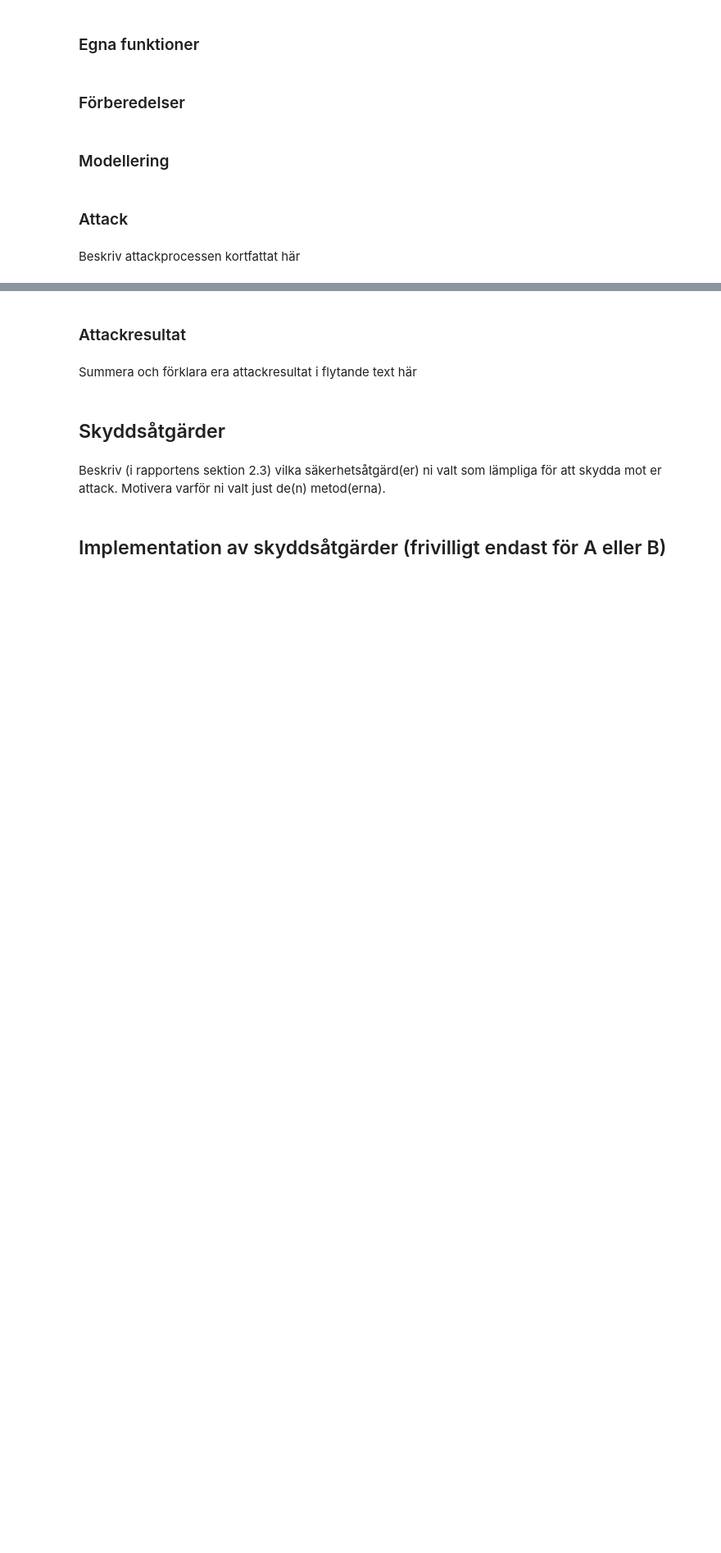
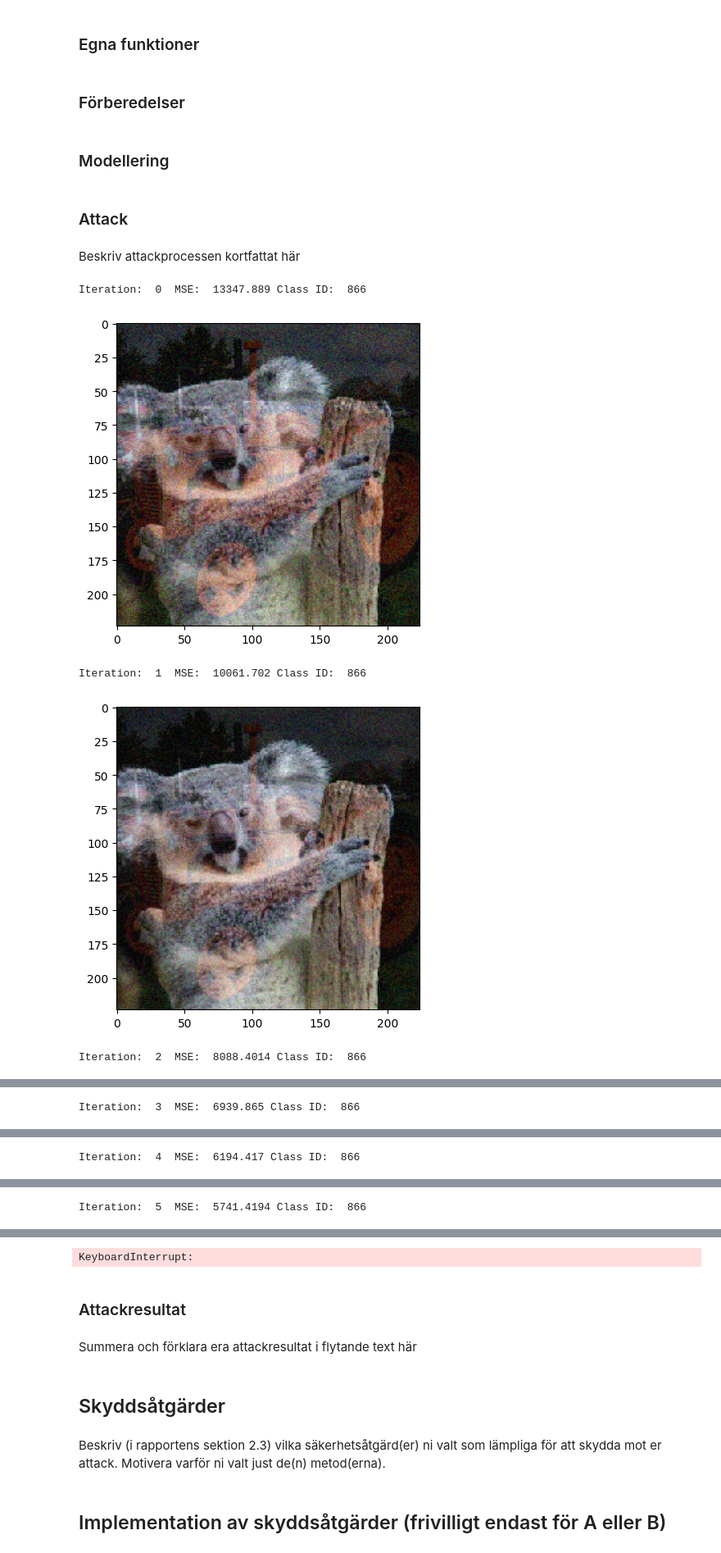
Before and after one commit to Klattraren/Vulnerabilities-in-Autonomous-Drive-Systems-Focusing-on-Traffic-Light-Classification, a Jupyter notebook: Part_1-centralized/Part_1-centralized/DV2607-Inl_Del_2-Adversarial_input_attack.ipynb, the cells around one changed output, grey strips where cells are left out. Shown at 82% size. Cells and saved outputs as stored; diff of their text form; code cells hidden in the pictures; blank space fills up the shorter version.

```diff
--- a/Part_1-centralized/Part_1-centralized/DV2607-Inl_Del_2-Adversarial_input_attack.ipynb
+++ b/Part_1-centralized/Part_1-centralized/DV2607-Inl_Del_2-Adversarial_input_attack.ipynb
@@ -105,18 +105,23 @@ classifier = KerasClassifier( model=model,clip_values=(0, 255))
 # %% [markdown]
 Beskriv attackprocessen kortfattat här
 # %%
-# Attackutförande
-attack = BoundaryAttack(estimator=classifier, targeted=True, max_iter=5)
+# Attackutförande -
+attack = BoundaryAttack(estimator=classifier, targeted=True, max_iter=500)
 X = np.array([init_image])
 Y = to_categorical([target_class_id], 1000)
 x_adv = np.array([target_image])
 
-for i in range(50):
-    print(f"Running attack iteration {i}")
+for i in range(10):
     x_adv = attack.generate(X, Y,x_adv_init=x_adv)
-    if i%3 == 0:
-        init_class_id = np.argmax(model.predict(np.array([x_adv])))
-        print("Iteration: ", i," MSE: ",np.linalg.norm(np.reshape(x_adv[0] - init_image[..., ::-1], [-1])), "Class ID: ",init_class_id)
-        adv = x_adv[0].astype(np.uint)
-        plt.imshow(adv)
-        plt.show()
+
+    init_class_id = np.argmax(model.predict(np.array([x_adv[0]])))
+    print("Iteration: ", i," MSE: ",np.linalg.norm(np.reshape(x_adv[0] - init_image[..., ::-1], [-1])), "Class ID: ",init_class_id)
+    adv = x_adv[0].astype(np.uint)
+    plt.imshow(adv)
+    plt.show()
+# %% [output]
+Iteration:  0  MSE:  13347.889 Class ID:  866
+[figure, added]
+Iteration:  1  MSE:  10061.702 Class ID:  866
+[figure, added]
+Iteration:  2  MSE:  8088.4014 Class ID:  866
@@ -122,0 +129 @@ for i in range(50):
+Iteration:  3  MSE:  6939.865 Class ID:  866
@@ -122,0 +131 @@ for i in range(50):
+Iteration:  4  MSE:  6194.417 Class ID:  866
@@ -122,0 +133 @@ for i in range(50):
+Iteration:  5  MSE:  5741.4194 Class ID:  866
@@ -123,3 +135,4 @@ for i in range(50):
+KeyboardInterrupt:
 # %% [markdown]
 ### Attackresultat
 # %% [markdown]
```
Also changed, not shown: parts of 2 cells of this notebook.
